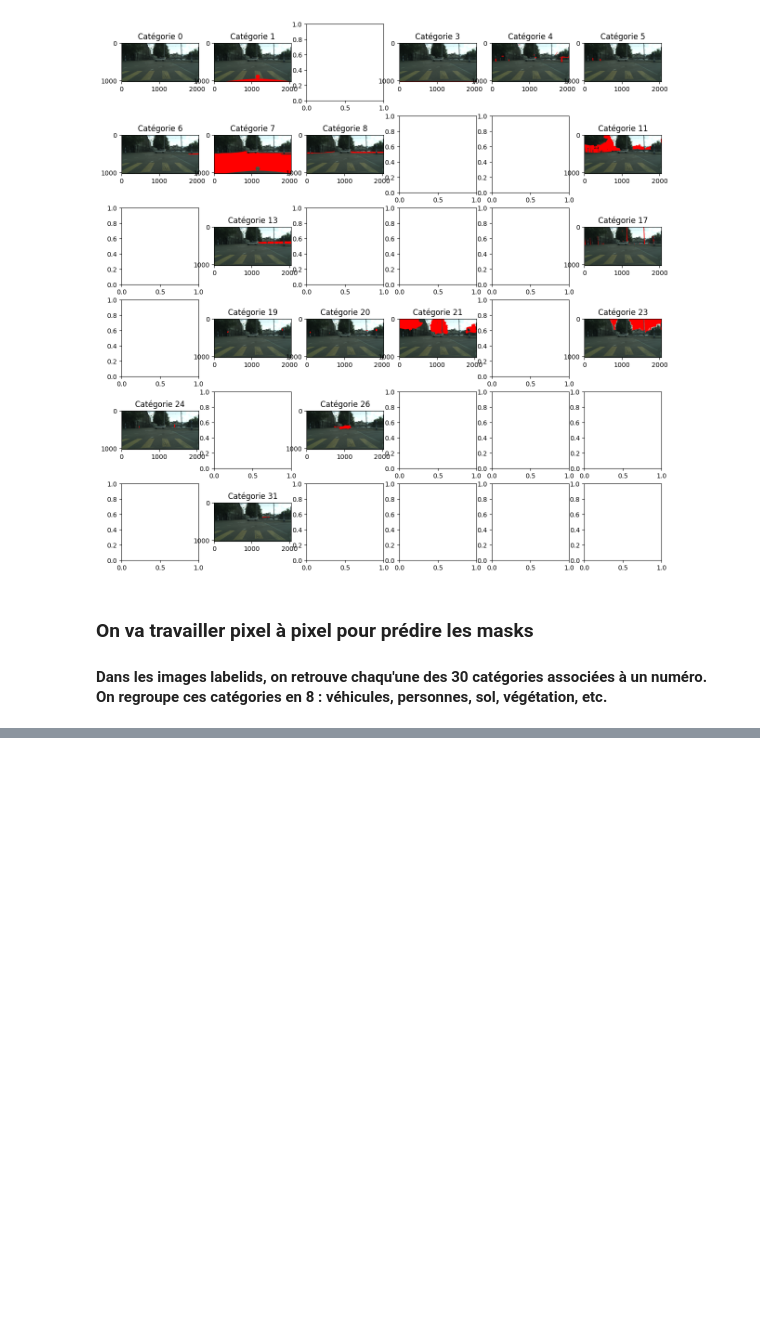
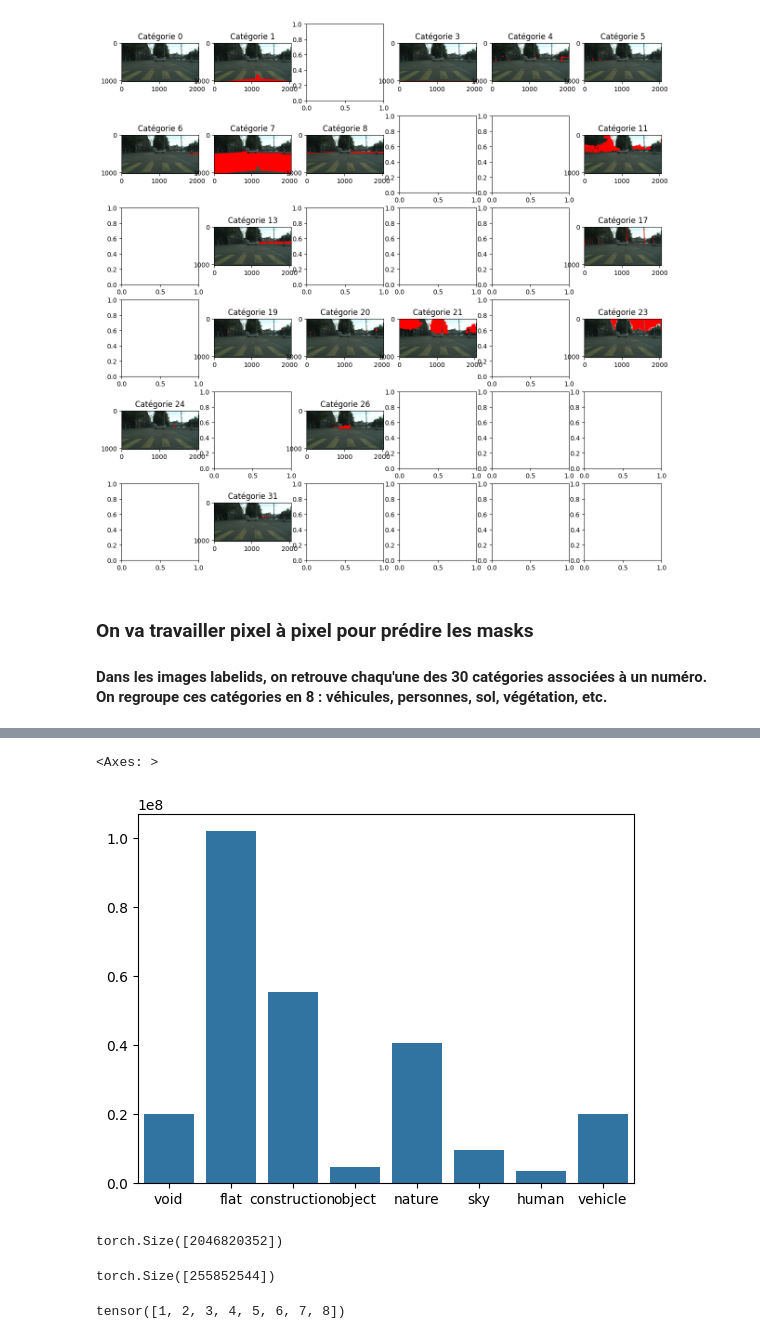
Before and after one commit to Wonters/future_vision_transport, a Jupyter notebook: analyse.ipynb, the cells around one changed output, grey strips where cells are left out. Drawn from its saved outputs; the diff is of its cells as text; code cells hidden in the pictures; blank space fills up the shorter version.

```diff
--- a/analyse.ipynb
+++ b/analyse.ipynb
@@ -58,5 +60,7 @@ plt.show()
 # %%
-from src.deeplearning import SegmentedVGG16
-image = Image.open("zurich/annotat/zurich_000000_000019_leftImg8bit.png")
-mask = Image.open("zurich/segmented/zurich_000000_000019_gtFine_labelIds.png")
-image
+import glob
+import torch
+import numpy as np
+
+masks = [np.array(Image.open(p)) for p in glob.glob("zurich/segmented/*_labelIds.png")]
+masks_batch = torch.from_numpy(np.array(masks))
@@ -64,0 +67,10 @@ image
+# %%
+from src import utils
+import importlib
+importlib.reload(utils)
+masks_group_batch = utils.group_mask_v2(masks_batch)
+# %%
+import pandas as pd
+s = pd.Series(index=list(CATEGORIES_MASK.keys()))
+for index, cat_name in enumerate(CATEGORIES_MASK):
+    s.loc[cat_name] = int((masks_group_batch[...,index] == 1).sum())
@@ -64,0 +89,6 @@ image
+# %%
+import seaborn as sns
+sns.barplot(s)
+# %% [output]
+<Axes: >
+[figure, added]
@@ -64,0 +101,10 @@ image
+# %%
+display(masks_concatenate.shape)
+masks_concatenate_clean.shape
+# %% [output]
+torch.Size([2046820352])
+torch.Size([255852544])
+# %%
+torch.unique(masks_concatenate_clean)
+# %% [output]
+tensor([1, 2, 3, 4, 5, 6, 7, 8])
```
Also changed, not shown: parts of 8 cells of this notebook, 6 other files.
